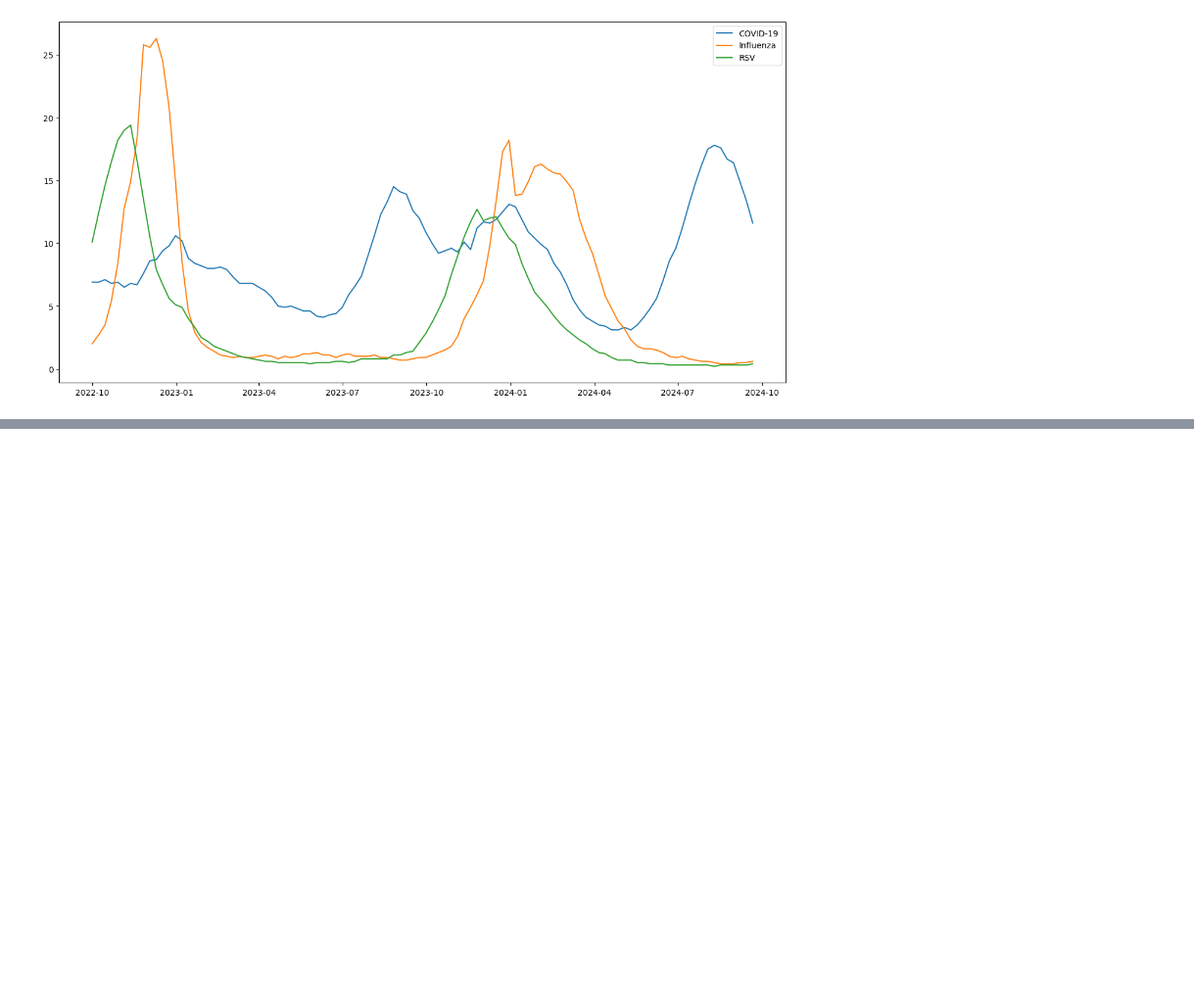
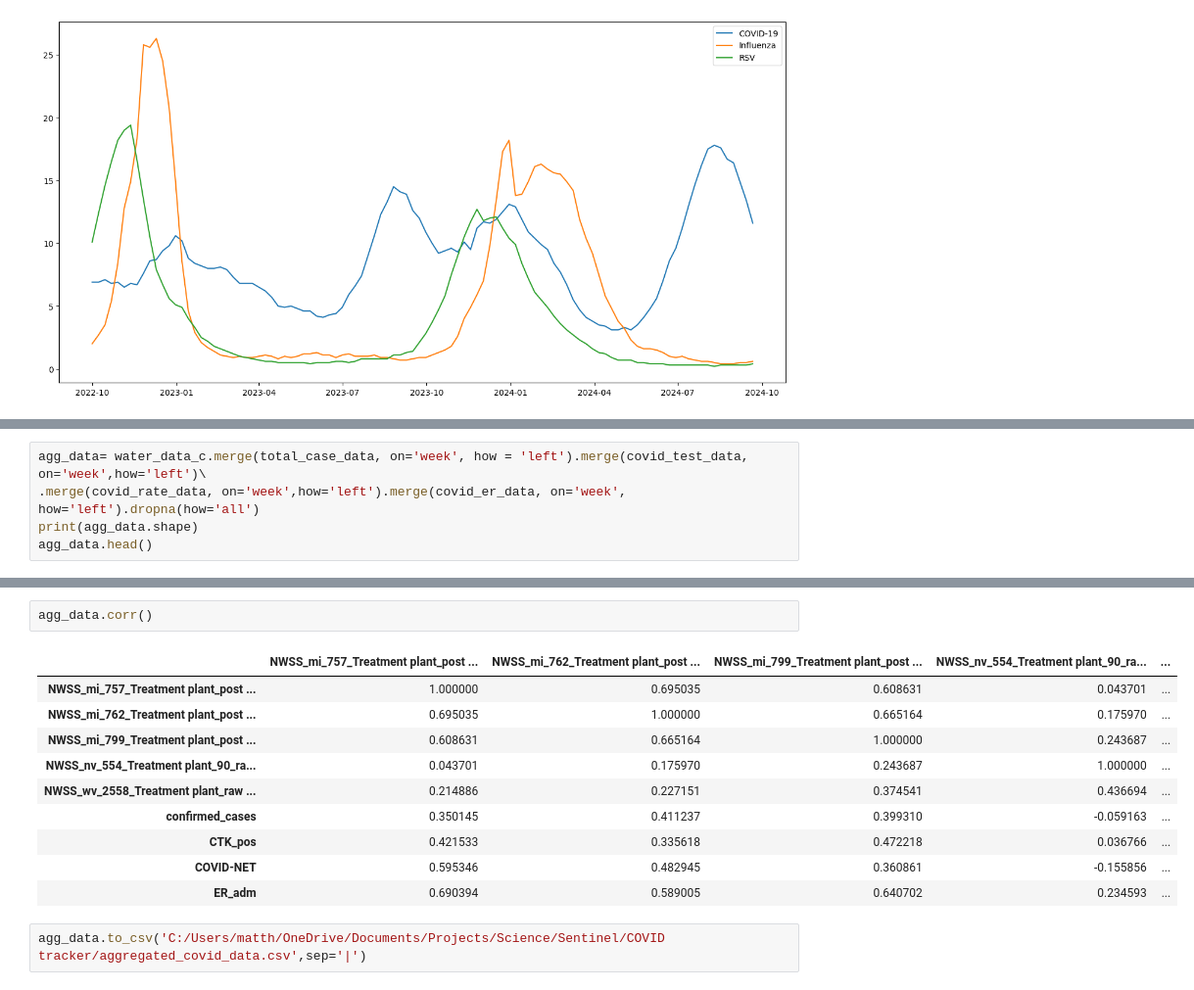
Before and after one commit to MattLScruggs/project_tricorder, a Jupyter notebook: Aggregate CDC data.ipynb, the cells around one changed output, grey strips where cells are left out. Shown at 98% size. Drawn from its saved outputs; the diff is of its cells as text; blank space fills up the shorter version.

```diff
--- a/Aggregate CDC data.ipynb
+++ b/Aggregate CDC data.ipynb
@@ -223,0 +382,5 @@ plt.legend(['COVID-19','Influenza', 'RSV'], loc='upper right')
+# %%
+agg_data= water_data_c.merge(total_case_data, on='week', how = 'left').merge(covid_test_data, on='week',how='left')\
+.merge(covid_rate_data, on='week',how='left').merge(covid_er_data, on='week', how='left').dropna(how='all')
+print(agg_data.shape)
+agg_data.head()
@@ -223,0 +396,15 @@ plt.legend(['COVID-19','Influenza', 'RSV'], loc='upper right')
+# %%
+agg_data.corr()
+# %% [output]
+|  | NWSS_mi_757_Treatment plant_post ... | NWSS_mi_762_Treatment plant_post ... | NWSS_mi_799_Treatment plant_post ... | NWSS_nv_554_Treatment plant_90_ra... | ... |
+| NWSS_mi_757_Treatment plant_post ... | 1.000000 | 0.695035 | 0.608631 | 0.043701 | ... |
+| NWSS_mi_762_Treatment plant_post ... | 0.695035 | 1.000000 | 0.665164 | 0.175970 | ... |
+| NWSS_mi_799_Treatment plant_post ... | 0.608631 | 0.665164 | 1.000000 | 0.243687 | ... |
+| NWSS_nv_554_Treatment plant_90_ra... | 0.043701 | 0.175970 | 0.243687 | 1.000000 | ... |
+| NWSS_wv_2558_Treatment plant_raw ... | 0.214886 | 0.227151 | 0.374541 | 0.436694 | ... |
+| confirmed_cases | 0.350145 | 0.411237 | 0.399310 | -0.059163 | ... |
+| CTK_pos | 0.421533 | 0.335618 | 0.472218 | 0.036766 | ... |
+| COVID-NET | 0.595346 | 0.482945 | 0.360861 | -0.155856 | ... |
+| ER_adm | 0.690394 | 0.589005 | 0.640702 | 0.234593 | ... |
+# %%
+agg_data.to_csv('C:/Users/matth/OneDrive/Documents/Projects/Science/Sentinel/COVID tracker/aggregated_covid_data.csv',sep='|')
```
Also changed, not shown: parts of 24 cells of this notebook.
